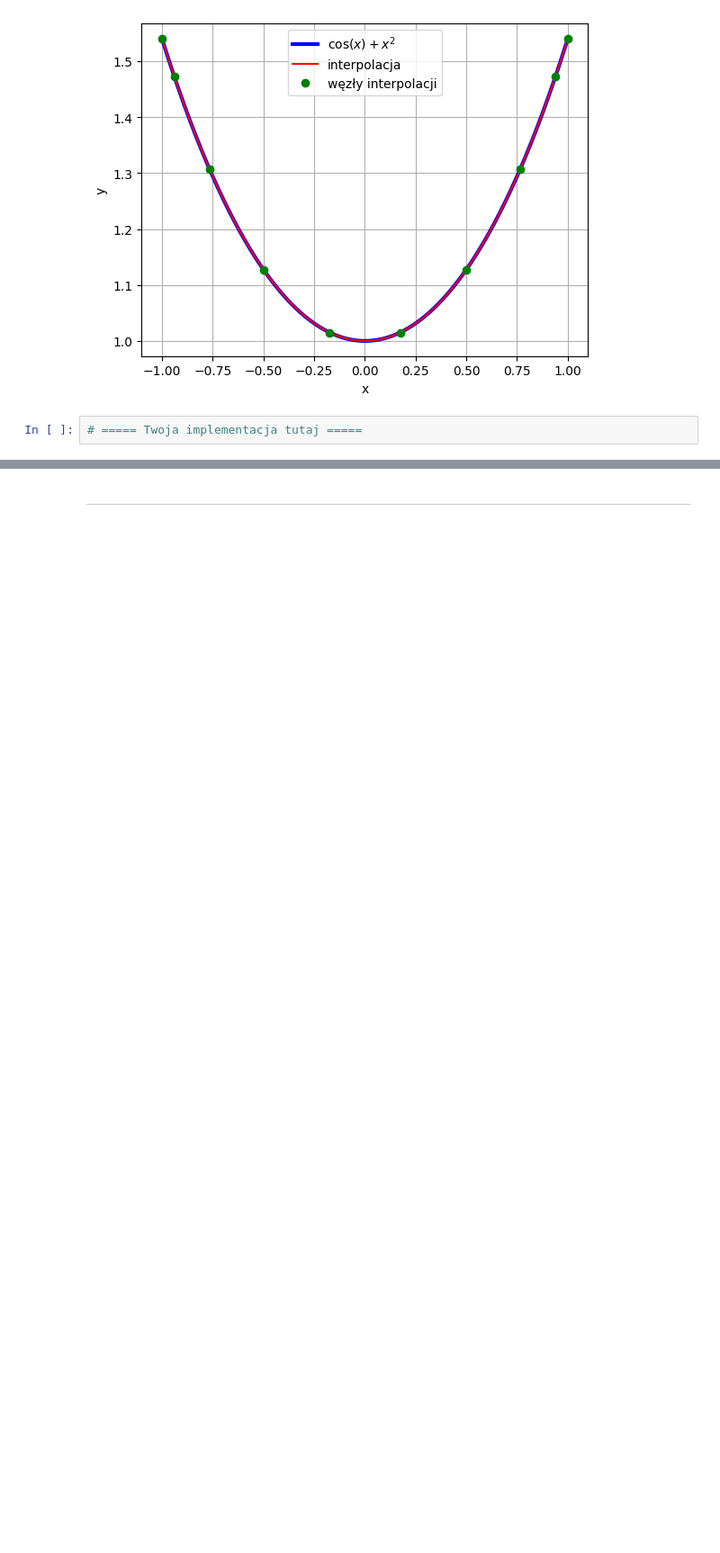
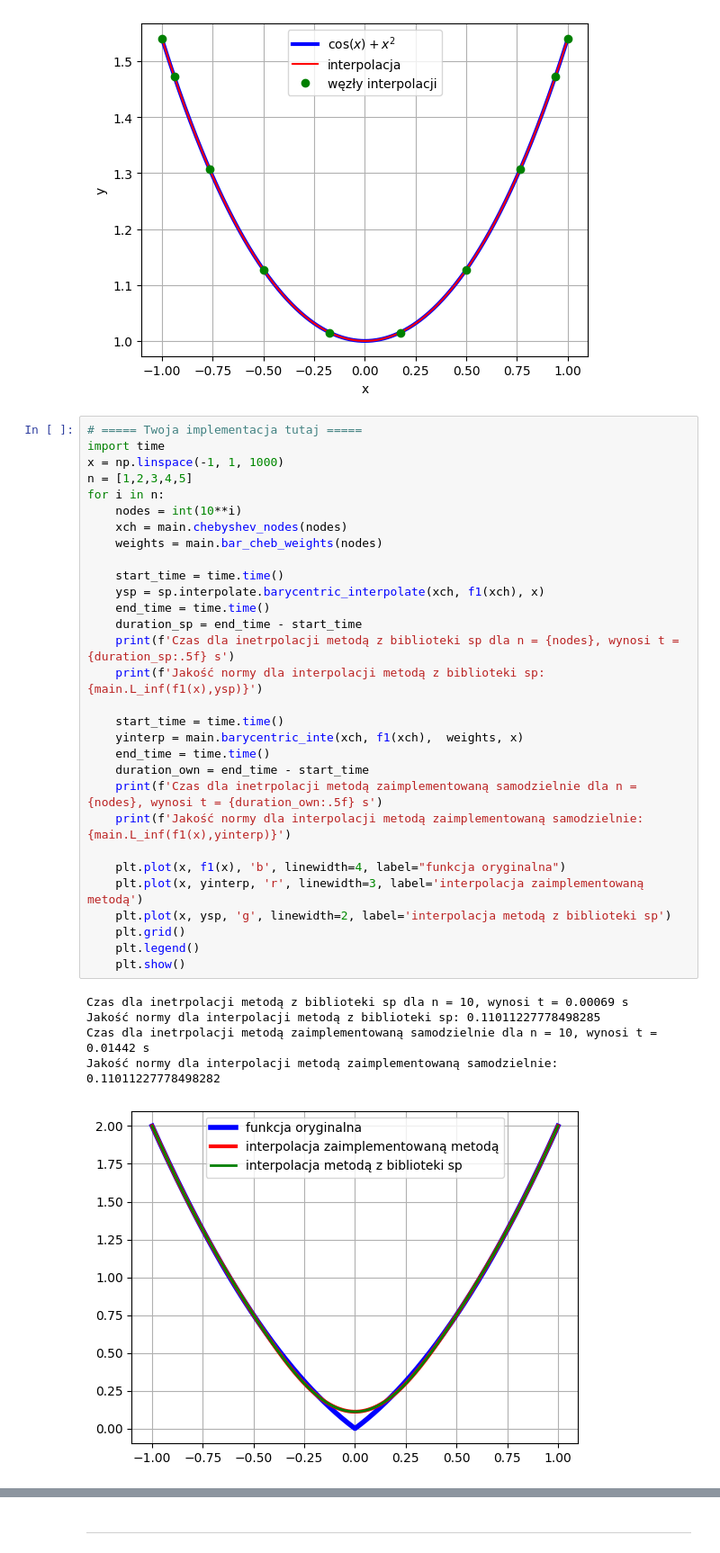
Before and after one commit to MN-KJ-2025/lab9-interpolacja-Jakub0071, a Jupyter notebook: sprawozdanie.ipynb, the cells around one changed output, grey strips where cells are left out. Shown: that part at 90% size. Cells and saved outputs as stored; diff of their text form; blank space fills up the shorter version.

```diff
--- a/sprawozdanie.ipynb
+++ b/sprawozdanie.ipynb
@@ -157,5 +157,39 @@ plt.grid()
 plt.show()
 # %% [output]
 [figure]
-# %%
-# ===== Twoja implementacja tutaj =====
+# %%
+# ===== Twoja implementacja tutaj =====
+import time
+x = np.linspace(-1, 1, 1000)
+n = [1,2,3,4,5]
+for i in n:
+    nodes = int(10**i)
+    xch = main.chebyshev_nodes(nodes)
+    weights = main.bar_cheb_weights(nodes)
+
+    start_time = time.time()
+    ysp = sp.interpolate.barycentric_interpolate(xch, f1(xch), x)
+    end_time = time.time()
+    duration_sp = end_time - start_time
+    print(f'Czas dla inetrpolacji metodą z biblioteki sp dla n = {nodes}, wynosi t = {duration_sp:.5f} s')
+    print(f'Jakość normy dla interpolacji metodą z biblioteki sp: {main.L_inf(f1(x),ysp)}')
+
+    start_time = time.time()
+    yinterp = main.barycentric_inte(xch, f1(xch),  weights, x)
+    end_time = time.time()
+    duration_own = end_time - start_time
+    print(f'Czas dla inetrpolacji metodą zaimplementowaną samodzielnie dla n = {nodes}, wynosi t = {duration_own:.5f} s')
+    print(f'Jakość normy dla interpolacji metodą zaimplementowaną samodzielnie: {main.L_inf(f1(x),yinterp)}')
+
+    plt.plot(x, f1(x), 'b', linewidth=4, label="funkcja oryginalna")
+    plt.plot(x, yinterp, 'r', linewidth=3, label='interpolacja zaimplementowaną metodą')
+    plt.plot(x, ysp, 'g', linewidth=2, label='interpolacja metodą z biblioteki sp')
+    plt.grid()
+    plt.legend()
+    plt.show()
+# %% [output]
+Czas dla inetrpolacji metodą z biblioteki sp dla n = 10, wynosi t = 0.00069 s
+Jakość normy dla interpolacji metodą z biblioteki sp: 0.11011227778498285
+Czas dla inetrpolacji metodą zaimplementowaną samodzielnie dla n = 10, wynosi t = 0.01442 s
+Jakość normy dla interpolacji metodą zaimplementowaną samodzielnie: 0.11011227778498282
+[figure, added]
```
Also changed, not shown: parts of 9 cells of this notebook.
